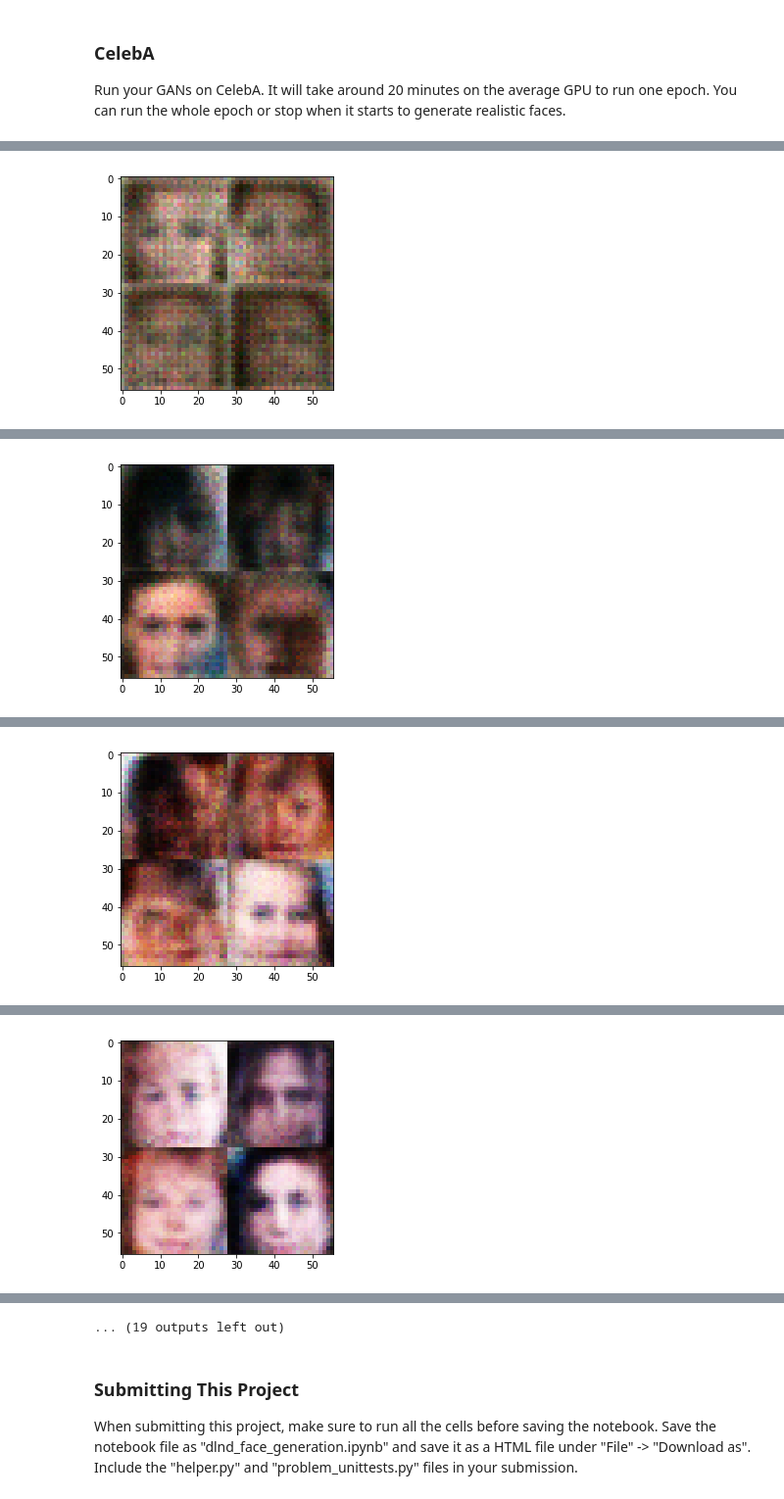
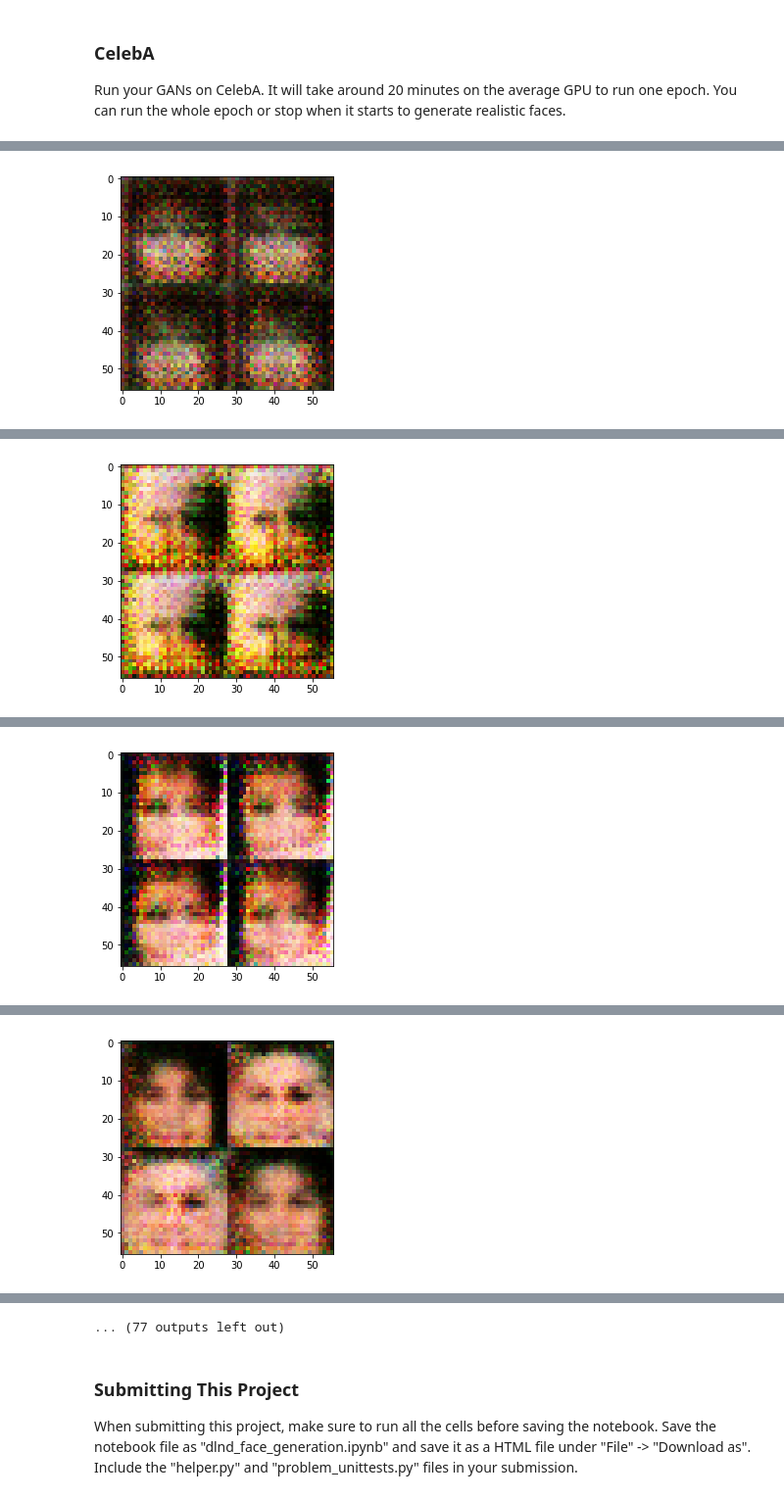
Before and after one commit to hooman67/MyDeepLearningProjects, a Jupyter notebook: face_generation/dlnd_face_generation.ipynb, the cells around one changed output, grey strips where cells are left out. Shown at 98% size. Saved outputs shown, nothing was run; the diff lists cells and outputs as text; code cells hidden in the pictures.

```diff
--- a/face_generation/dlnd_face_generation.ipynb
+++ b/face_generation/dlnd_face_generation.ipynb
@@ -172,29 +145,26 @@ def discriminator(images, reuse=False, alpha=0.2):
     # TODO: Implement Function
     with tf.variable_scope('discriminator', reuse=reuse):
         # Input layer is 28x28x3
-        x1 = tf.layers.conv2d(images, 64, 5, strides=2, padding='same')
+        x1 = tf.layers.conv2d(images, 64, 5, strides=2, padding='same', kernel_initializer=tf.contrib.layers.xavier_initializer())
         relu1 = tf.maximum(alpha * x1, x1)
-        # 14x14x64
+        drop1 = tf.nn.dropout(relu1, 0.7)
+        # 14x14x64 now
 
-        x2 = tf.layers.conv2d(relu1, 128, 5, strides=2, padding='same')
+        x2 = tf.layers.conv2d(drop1, 128, 5, strides=2, padding='same', kernel_initializer=tf.contrib.layers.xavier_initializer())
         bn2 = tf.layers.batch_normalization(x2, training=True)
         relu2 = tf.maximum(alpha * bn2, bn2)
-        # 7x7x128
+        drop2 = tf.nn.dropout(relu2, 0.7)
+        # 7x7x128 now
 
-        '''
-        x3 = tf.layers.conv2d(relu2, 256, 5, strides=2, padding='same')
+        x3 = tf.layers.conv2d(drop2, 256, 5, strides=2, padding='same', kernel_initializer=tf.contrib.layers.xavier_initializer())
         bn3 = tf.layers.batch_normalization(x3, training=True)
         relu3 = tf.maximum(alpha * bn3, bn3)
-        # 3x3x256
+        drop3 = tf.nn.dropout(relu3, 0.7)
+        # 4x4x256 now
+
 
         # Flatten it
-        flat = tf.reshape(relu3, (-1, 3*3*256))
-        logits = tf.layers.dense(flat, 1)
-        out = tf.sigmoid(logits)
-        '''
-
-        # Flatten it
-        flat = tf.reshape(relu2, (-1, 7*7*128))
+        flat = tf.reshape(relu3, (-1, 4*4*256))
         logits = tf.layers.dense(flat, 1)
         out = tf.sigmoid(logits)
 
@@ -297,7 +253,7 @@ def model_loss(input_real, input_z, out_channel_dim):
     d_model_fake, d_logits_fake = discriminator(g_model, reuse=True)
 
     d_loss_real = tf.reduce_mean(
-        tf.nn.sigmoid_cross_entropy_with_logits(logits=d_logits_real, labels=tf.ones_like(d_model_real)))
+        tf.nn.sigmoid_cross_entropy_with_logits(logits=d_logits_real, labels=tf.ones_like(d_model_real)*0.9))
     d_loss_fake = tf.reduce_mean(
         tf.nn.sigmoid_cross_entropy_with_logits(logits=d_logits_fake, labels=tf.zeros_like(d_model_fake)))
     g_loss = tf.reduce_mean(
@@ -538,7 +494,7 @@ beta1 = 0.5
 """
 DON'T MODIFY ANYTHING IN THIS CELL THAT IS BELOW THIS LINE
 """
-epochs = 1
+epochs = 3
 
 celeba_dataset = helper.Dataset('celeba', glob(os.path.join(data_dir, 'img_align_celeba/*.jpg')))
 with tf.Graph().as_default():
@@ -558 +514 @@ Epoch 1/0... Discriminator Loss: 1.5003... Generator Loss: 0.6660
-[figure, old version]
+[figure, new version]
@@ -569 +525 @@ Epoch 1/0... Discriminator Loss: 1.4307... Generator Loss: 0.6656
-[figure, old version]
+[figure, new version]
@@ -580 +536 @@ Epoch 1/0... Discriminator Loss: 1.3561... Generator Loss: 1.4050
-[figure, old version]
+[figure, new version]
@@ -591 +547 @@ Epoch 1/0... Discriminator Loss: 1.4953... Generator Loss: 0.5541
-[figure, old version]
+[figure, new version]
@@ -614,4 +570,4 @@ Epoch 1/0... Discriminator Loss: 1.0721... Generator Loss: 0.8469
-... (19 outputs left out)
+... (77 outputs left out)
 # %% [markdown]
 ### Submitting This Project
 When submitting this project, make sure to run all the cells before saving the notebook. Save the notebook file as "dlnd_face_generation.ipynb" and save it as a HTML file under "File" -> "Download as". Include the "helper.py" and "problem_unittests.py" files in your submission.
```
Also changed, not shown: parts of 4 cells of this notebook, 3 other files.
